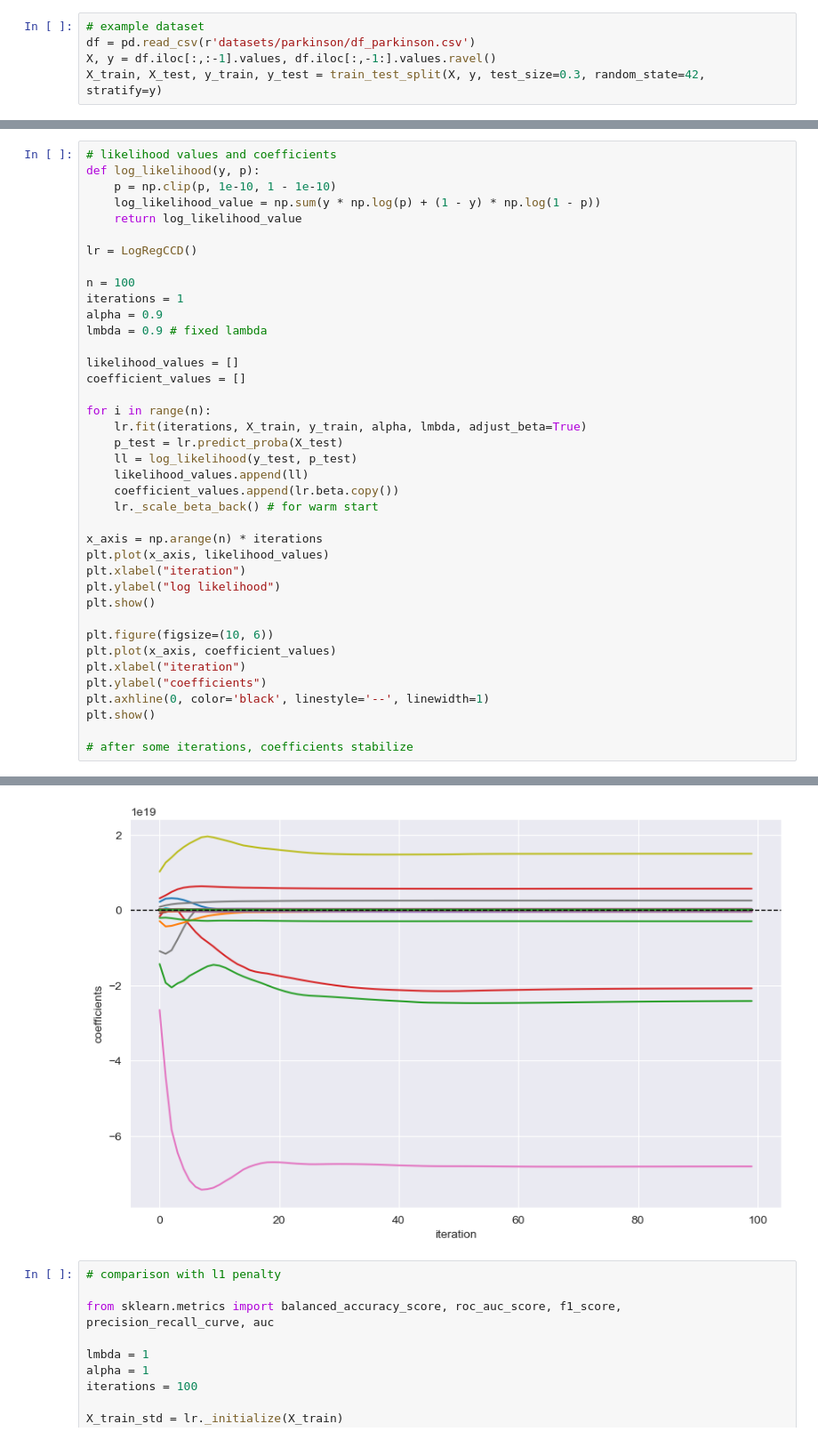
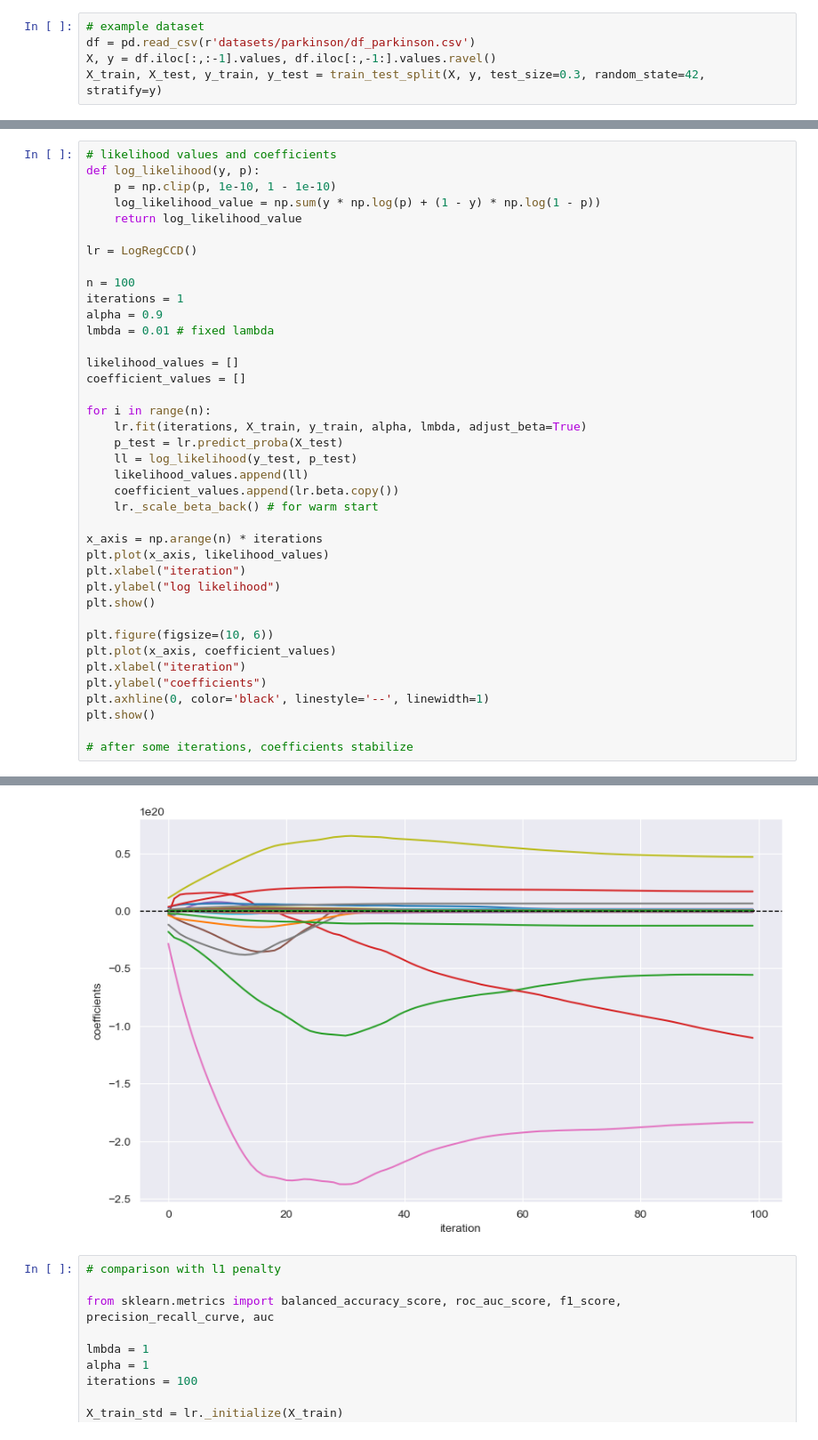
Before and after one commit to franczakk/aml_project, a Jupyter notebook: correctness_of_algorithm.ipynb, the cells around one changed output, grey strips where cells are left out. Shown at 89% size. Drawn from its saved outputs; the diff is of its cells as text.

Commit message:
images for section 2

```diff
--- a/correctness_of_algorithm.ipynb
+++ b/correctness_of_algorithm.ipynb
@@ -129,7 +114,7 @@ lr = LogRegCCD()
 n = 100
 iterations = 1
 alpha = 0.9
-lmbda = 0.9 # fixed lambda
+lmbda = 0.01 # fixed lambda
 
 likelihood_values = []
 coefficient_values = []
@@ -161,4 +146,4 @@ plt.show()
-[figure, old version]
+[figure, new version]
 # %%
 # comparison with l1 penalty
 
```
Also changed, not shown: parts of 5 cells of this notebook, 3 other files.
